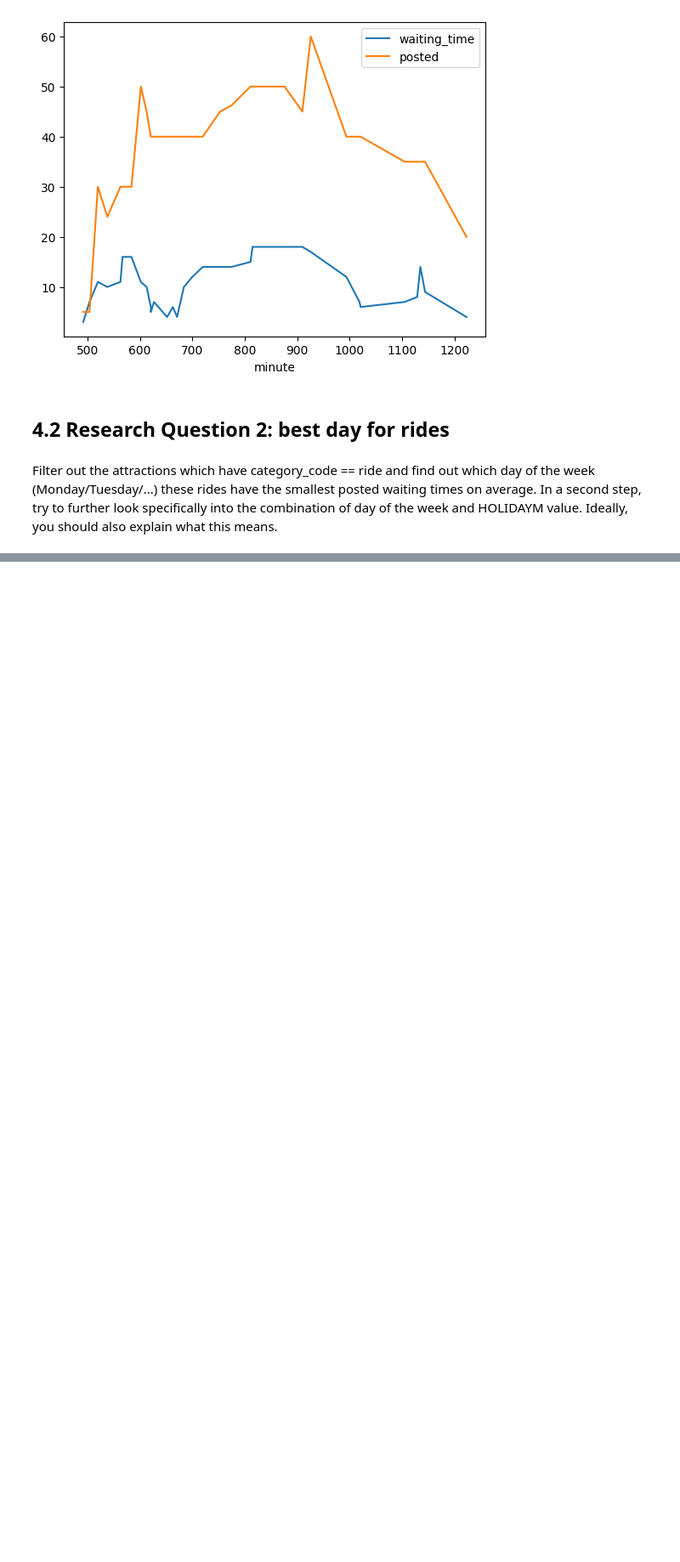
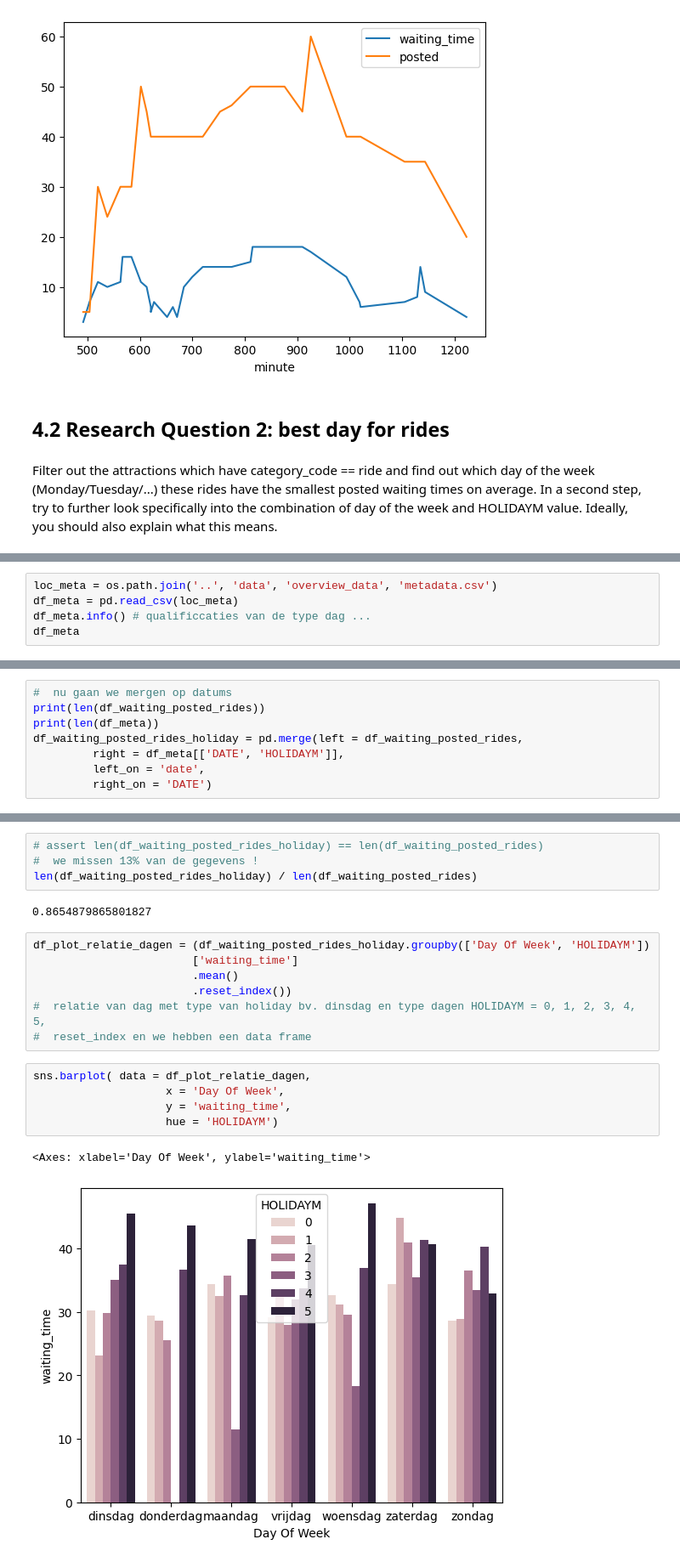
Before and after one commit to timsideanotmine/dummy-examen, a Jupyter notebook: notebooks/oefen-examen.ipynb, the cells around one changed output, grey strips where cells are left out. Shown at 85% size. Saved outputs shown, nothing was run; the diff lists cells and outputs as text; blank space fills up the shorter version.

Commit message:
stap 4  research vraag 2 , relatie tussen date en HOLiDAYM bekijken nu ook gedaan

```diff
--- a/notebooks/oefen-examen.ipynb
+++ b/notebooks/oefen-examen.ipynb
@@ -900,0 +968,5 @@ explain what this means.
+# %%
+loc_meta = os.path.join('..', 'data', 'overview_data', 'metadata.csv')
+df_meta = pd.read_csv(loc_meta)
+df_meta.info() # qualificcaties van de type dag ...
+df_meta
@@ -900,0 +1008,8 @@ explain what this means.
+# %%
+#  nu gaan we mergen op datums
+print(len(df_waiting_posted_rides))
+print(len(df_meta))
+df_waiting_posted_rides_holiday = pd.merge(left = df_waiting_posted_rides,
+         right = df_meta[['DATE', 'HOLIDAYM']],
+         left_on = 'date',
+         right_on = 'DATE')
@@ -900,0 +1035,21 @@ explain what this means.
+# %%
+# assert len(df_waiting_posted_rides_holiday) == len(df_waiting_posted_rides)
+#  we missen 13% van de gegevens !
+len(df_waiting_posted_rides_holiday) / len(df_waiting_posted_rides)
+# %% [output]
+0.8654879865801827
+# %%
+df_plot_relatie_dagen = (df_waiting_posted_rides_holiday.groupby(['Day Of Week', 'HOLIDAYM'])
+                        ['waiting_time']
+                        .mean()
+                        .reset_index())
+#  relatie van dag met type van holiday bv. dinsdag en type dagen HOLIDAYM = 0, 1, 2, 3, 4, 5,
+#  reset_index en we hebben een data frame
+# %%
+sns.barplot( data = df_plot_relatie_dagen,
+                    x = 'Day Of Week',
+                    y = 'waiting_time',
+                    hue = 'HOLIDAYM')
+# %% [output]
+<Axes: xlabel='Day Of Week', ylabel='waiting_time'>
+[figure, added]
```
Also changed, not shown: parts of 16 cells of this notebook.
